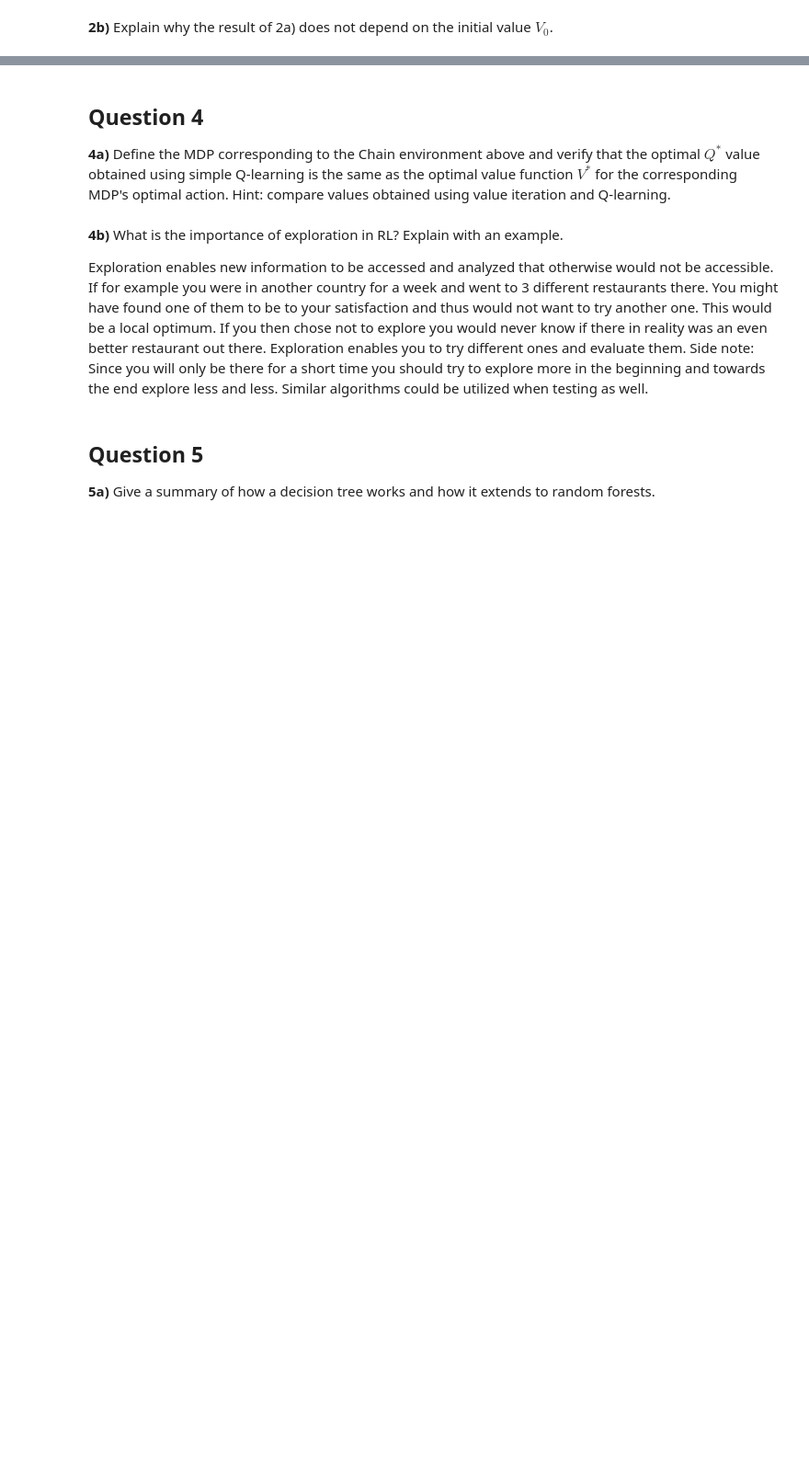
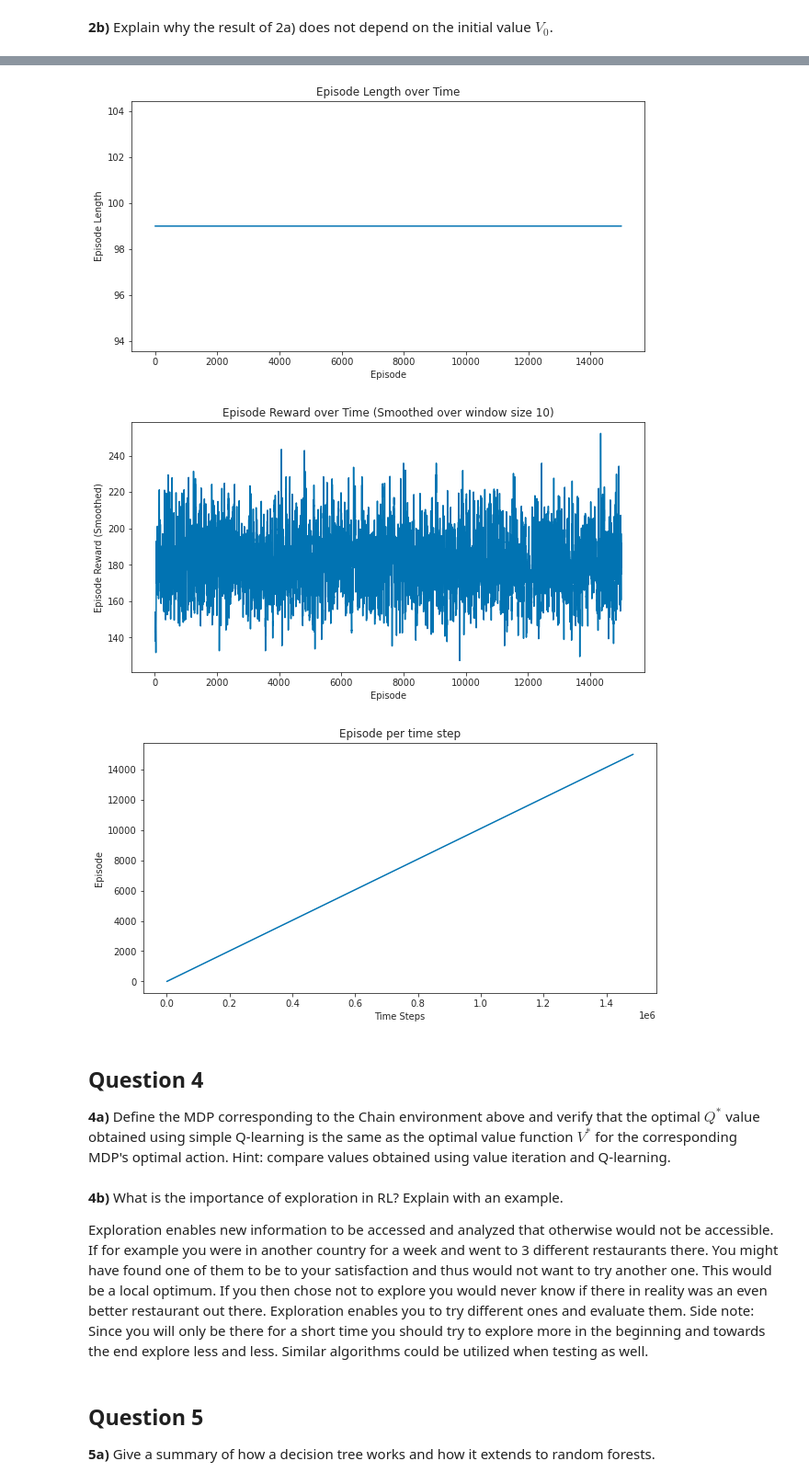
Before and after one commit to lukasmartinsson/dat405, a Jupyter notebook: assignment_5/DAT405_Assignment5_final.ipynb, the cells around one changed output, grey strips where cells are left out. Shown: that part at 92% size. Drawn from its saved outputs; the diff is of its cells as text; code cells hidden in the pictures; blank space fills up the shorter version.

```diff
--- a/assignment_5/DAT405_Assignment5_final.ipynb
+++ b/assignment_5/DAT405_Assignment5_final.ipynb
@@ -393,3 +402,35 @@ KeyboardInterrupt:
+# %%
+import matplotlib.pyplot as plt
+import pandas as pd
+
+def plot_episode_stats(stats, smoothing_window=10):
+  # Plot the episode length over time
+  fig1 = plt.figure(figsize=(10,5))
+  plt.plot(stats['episode_lengths'])
+  plt.xlabel("Episode")
+  plt.ylabel("Episode Length")
+  plt.title("Episode Length over Time")
+
+  # Plot the episode reward over time
+  fig2 = plt.figure(figsize=(10,5))
+  rewards_smoothed = pd.Series(stats['episode_rewards']).rolling(smoothing_window, min_periods=smoothing_window).mean()
+  plt.plot(rewards_smoothed)
+  plt.xlabel("Episode")
+  plt.ylabel("Episode Reward (Smoothed)")
+  plt.title("Episode Reward over Time (Smoothed over window size {})".format(smoothing_window))
+
+  # Plot time steps and episode number
+  fig3 = plt.figure(figsize=(10,5))
+  plt.plot(np.cumsum(stats['episode_lengths']), np.arange(len(stats['episode_lengths'])))
+  plt.xlabel("Time Steps")
+  plt.ylabel("Episode")
+  plt.title("Episode per time step")
+
+plot_episode_stats(stats, smoothing_window=10)
+# %% [output]
+[figure, added]
+[figure, added]
+[figure, added]
 # %% [markdown]
 ## Question 4
 
```
Also changed, not shown: parts of 4 cells of this notebook.
